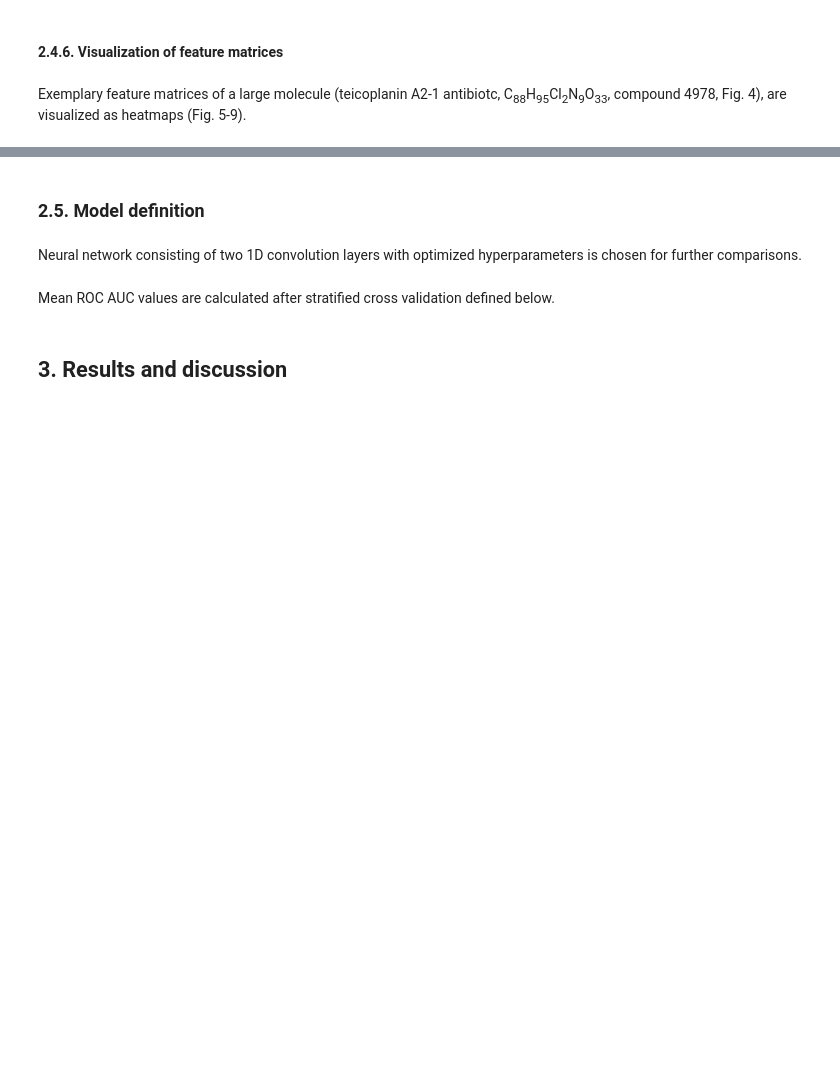
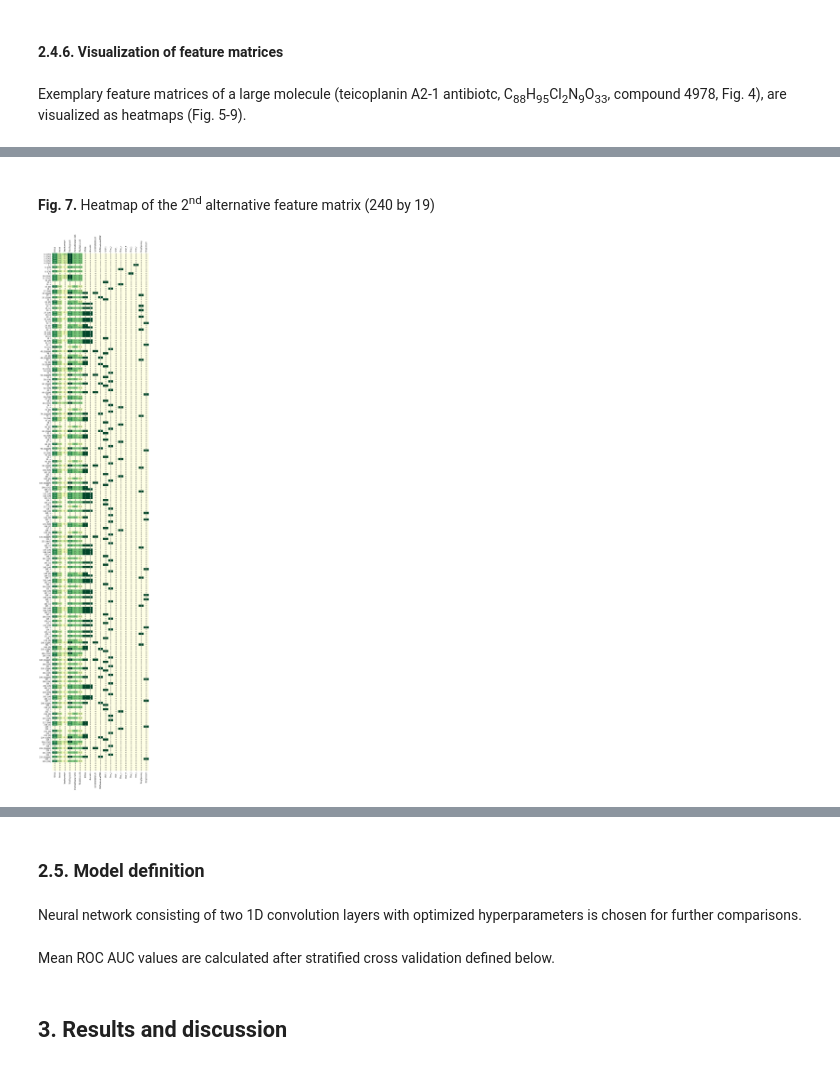
Before and after one commit to mateuszrezler/SMILearn, a Jupyter notebook: demo.ipynb, the cells around one changed output, grey strips where cells are left out. Saved outputs shown, nothing was run; the diff lists cells and outputs as text; code cells hidden in the pictures; blank space fills up the shorter version.

```diff
--- a/demo.ipynb
+++ b/demo.ipynb
@@ -606,12 +709,16 @@ feature_matrix(X_alt1, 4978, 358, size=(20, 80), tokens=alt1_tokens, xlabels=xla
 # %%
 alt2_tokens = Series(tp2.fit_transform(X_raw)['smiles'])
 xlabels2 = ['Group', 'Period', 'TotalNumHs/4', 'TotalDegree/4',
             '(FormalCharge+2)/6', 'TotalValence/4', 'InRing', 'Aromatic',
             'ChiTetrahedralCW', 'ChiTetrahedralCCW', 'Char_(', 'Char_)',
             'Char_.', 'Char_=', 'Char_#', 'Char_\\', 'Char_/',
             'RingOpening', 'RingClosure']
 fig(7, 'Heatmap of the 2<sup>nd</sup> alternative feature matrix (240 by 19)')
-feature_matrix(X_alt2, 4978, 240, size=(10, 55), tokens=alt2_tokens, xlabels=xlabels2)
+feature_matrix(X_alt2, 4978, 240, size=(10, 55),
+               tokens=alt2_tokens, xlabels=xlabels2)
+# %% [output]
+Fig. 7. Heatmap of the 2nd alternative feature matrix (240 by 19)
+[figure, added]
 # %%
 alt3_tokens = Series(tp3.fit_transform(X_raw)['smiles'])
 xlabels3 = ['AtomicNum', 'TotalNumHs/4', 'TotalDegree/4', '(FormalCharge+2)/6',
```
Also changed, not shown: parts of 29 cells of this notebook, 6 other files.
